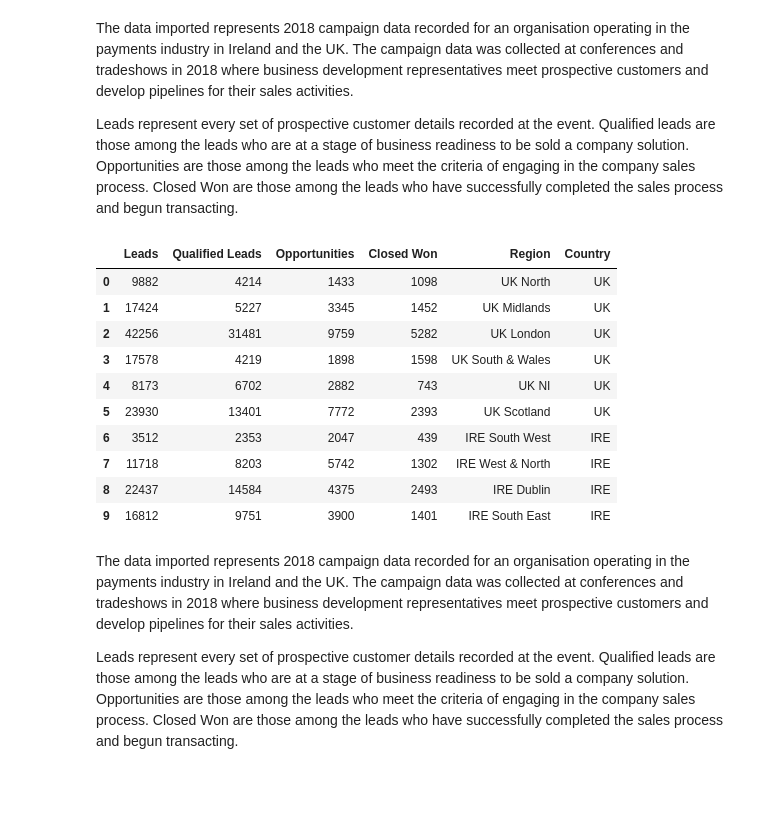
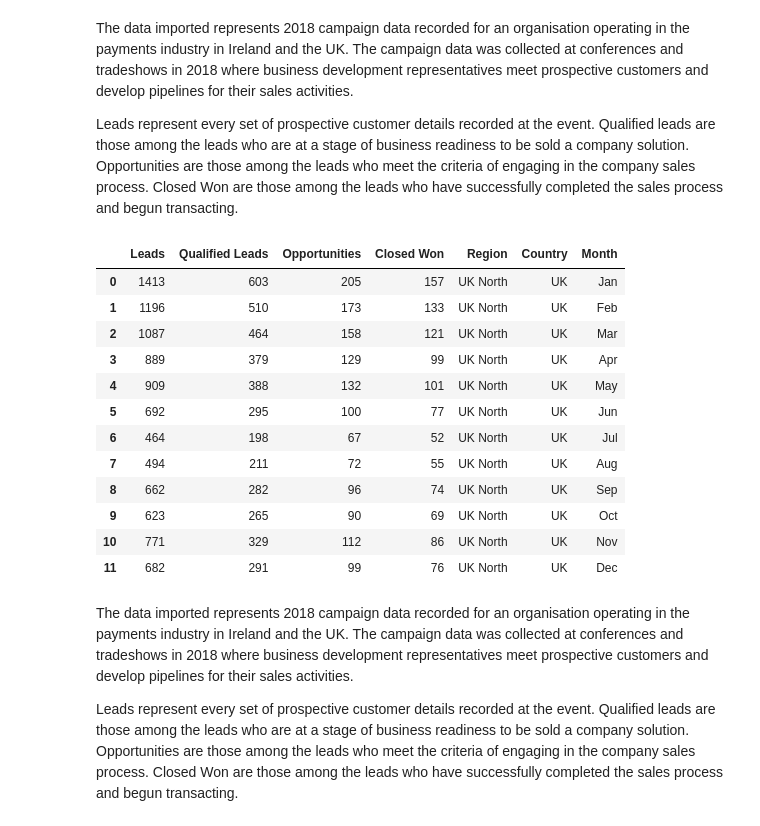
Before and after one commit to G00364690/Box-plot, a Jupyter notebook: FDA-Project.ipynb, the cells around one changed output. Cells and saved outputs as stored; diff of their text form; code cells hidden in the pictures; blank space fills up the shorter version.

```diff
--- a/FDA-Project.ipynb
+++ b/FDA-Project.ipynb
@@ -49,21 +47,23 @@ Leads represent every set of prospective customer details recorded at the event.
 # %%
 import pandas as pd
 import seaborn as sns
 import matplotlib.pyplot as plt
 df = pd.read_csv("salesdata.csv")
-df
+df.head(12)
 # %% [output]
-|  | Leads | Qualified Leads | Opportunities | Closed Won | Region | Country |
-| 0 | 9882 | 4214 | 1433 | 1098 | UK North | UK |
-| 1 | 17424 | 5227 | 3345 | 1452 | UK Midlands | UK |
-| 2 | 42256 | 31481 | 9759 | 5282 | UK London | UK |
-| 3 | 17578 | 4219 | 1898 | 1598 | UK South & Wales | UK |
-| 4 | 8173 | 6702 | 2882 | 743 | UK NI | UK |
-| 5 | 23930 | 13401 | 7772 | 2393 | UK Scotland | UK |
-| 6 | 3512 | 2353 | 2047 | 439 | IRE South West | IRE |
-| 7 | 11718 | 8203 | 5742 | 1302 | IRE West & North | IRE |
-| 8 | 22437 | 14584 | 4375 | 2493 | IRE Dublin | IRE |
-| 9 | 16812 | 9751 | 3900 | 1401 | IRE South East | IRE |
+|  | Leads | Qualified Leads | Opportunities | Closed Won | Region | Country | Month |
+| 0 | 1413 | 603 | 205 | 157 | UK North | UK | Jan |
+| 1 | 1196 | 510 | 173 | 133 | UK North | UK | Feb |
+| 2 | 1087 | 464 | 158 | 121 | UK North | UK | Mar |
+| 3 | 889 | 379 | 129 | 99 | UK North | UK | Apr |
+| 4 | 909 | 388 | 132 | 101 | UK North | UK | May |
+| 5 | 692 | 295 | 100 | 77 | UK North | UK | Jun |
+| 6 | 464 | 198 | 67 | 52 | UK North | UK | Jul |
+| 7 | 494 | 211 | 72 | 55 | UK North | UK | Aug |
+| 8 | 662 | 282 | 96 | 74 | UK North | UK | Sep |
+| 9 | 623 | 265 | 90 | 69 | UK North | UK | Oct |
+| 10 | 771 | 329 | 112 | 86 | UK North | UK | Nov |
+| 11 | 682 | 291 | 99 | 76 | UK North | UK | Dec |
 # %% [markdown]
 The data imported represents 2018 campaign data recorded for an organisation operating in the payments industry in Ireland and the UK. The campaign data was collected at conferences and tradeshows in 2018 where business development representatives meet prospective customers and develop pipelines for their sales activities.
 
```
Also changed, not shown: parts of 11 cells of this notebook, 1 other file.
